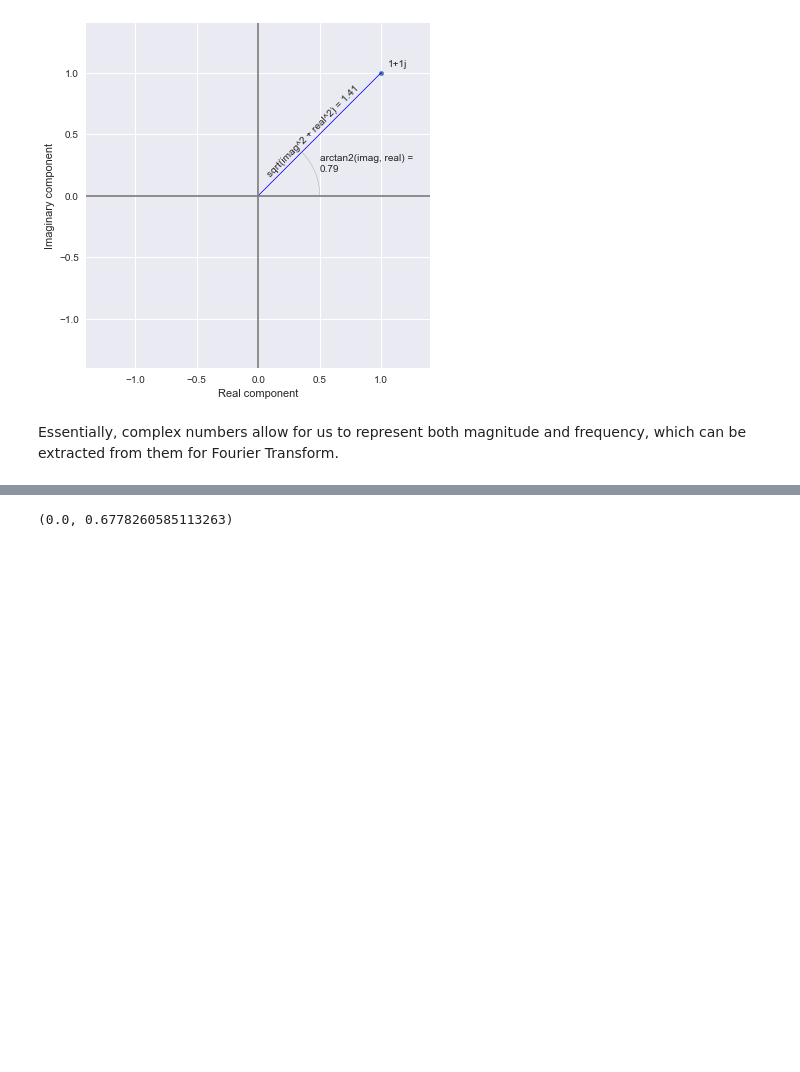
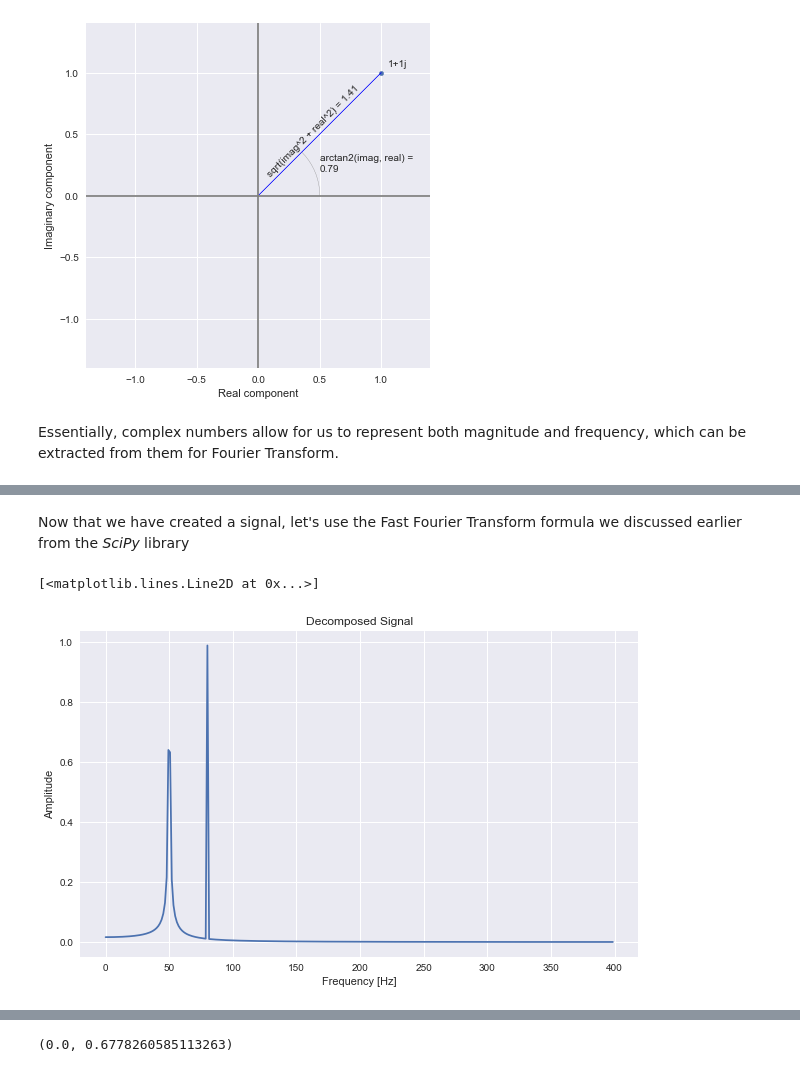
Before and after one commit to shanemcdonagh/emergingtechnologies, a Jupyter notebook: content/notebooks/03-fourier-transform.ipynb, the cells around one changed output, grey strips where cells are left out. Drawn from its saved outputs; the diff is of its cells as text; code cells hidden in the pictures; blank space fills up the shorter version.

```diff
--- a/content/notebooks/03-fourier-transform.ipynb
+++ b/content/notebooks/03-fourier-transform.ipynb
@@ -152,3 +192,21 @@ Let us create a signal by using sine and cosine functions by using examples repr
+# %% [markdown]
+Now that we have created a signal, let's use the Fast Fourier Transform formula we discussed earlier from the <i>SciPy</i> library
+# %%
+# Fast Fourier transform of y
+yf = fft(y)
+
+# Frequencies for y
+xf = fftfreq(N, T)[:N//2]
+
+# Plot it.
+fig, ax = plt.subplots(figsize=(10, 6))
+plt.title("Decomposed Signal")
+plt.xlabel("Frequency [Hz]")
+plt.ylabel("Amplitude")
+ax.plot(xf, 2.0/N * np.abs(yf[0:N//2]))
+# %% [output]
+[<matplotlib.lines.Line2D at 0x...>]
+[figure, added]
 # %%
 from scipy.fft import fft, fftfreq
 
```
Also changed, not shown: parts of 6 cells of this notebook, 1 other file.
